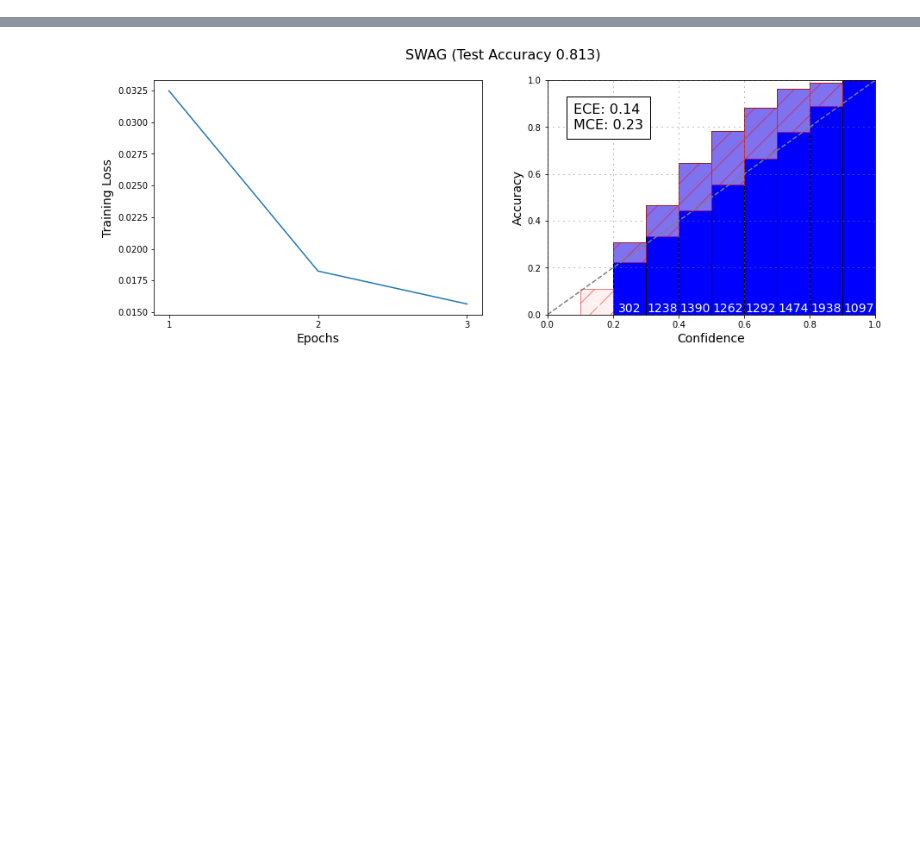
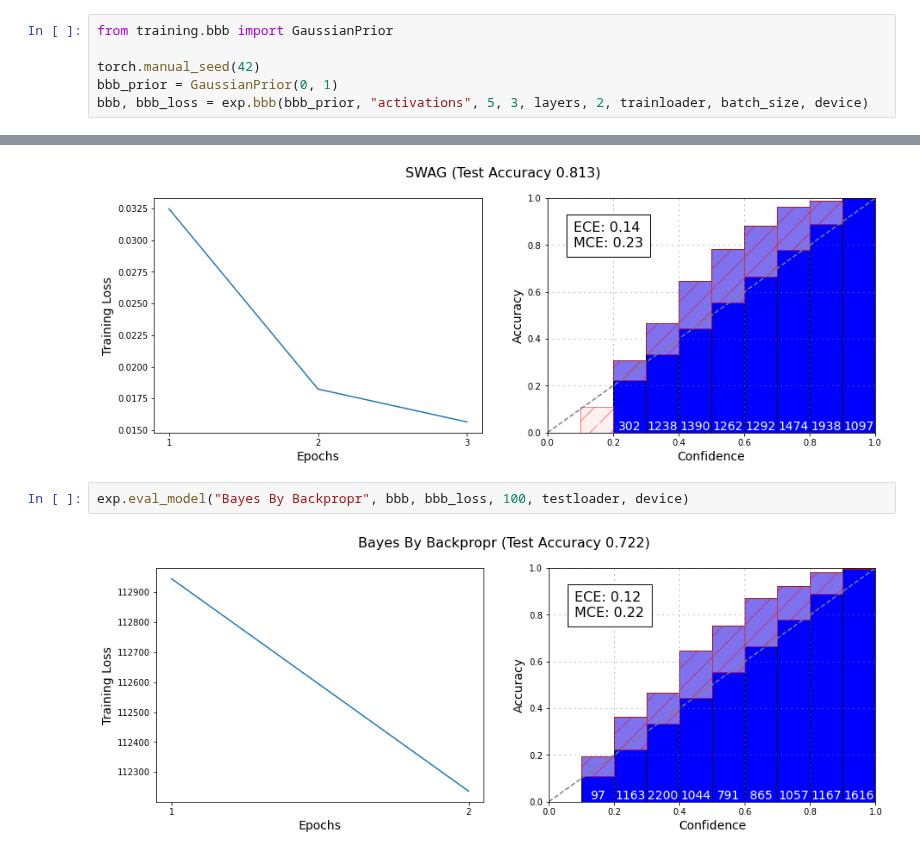
Before and after one commit to Feuermagier/VariationalBayesianDL, a Jupyter notebook: MNIST.ipynb, the cells around one changed output, grey strips where cells are left out. Drawn from its saved outputs; the diff is of its cells as text; blank space fills up the shorter version.

```diff
--- a/MNIST.ipynb
+++ b/MNIST.ipynb
@@ -85,0 +83,6 @@ bbb_prior =
+# %%
+from training.bbb import GaussianPrior
+
+torch.manual_seed(42)
+bbb_prior = GaussianPrior(0, 1)
+bbb, bbb_loss = exp.bbb(bbb_prior, "activations", 5, 3, layers, 2, trainloader, batch_size, device)
@@ -91,3 +114,7 @@ exp.eval_model("Point Predictor", pp, losses, 1, testloader, device)
 exp.eval_model("SWAG", swag, swag_losses, 100, testloader, device)
 # %% [output]
 [figure]
+# %%
+exp.eval_model("Bayes By Backpropr", bbb, bbb_loss, 100, testloader, device)
+# %% [output]
+[figure, added]
```
Also changed, not shown: parts of 2 cells of this notebook, 5 other files.
